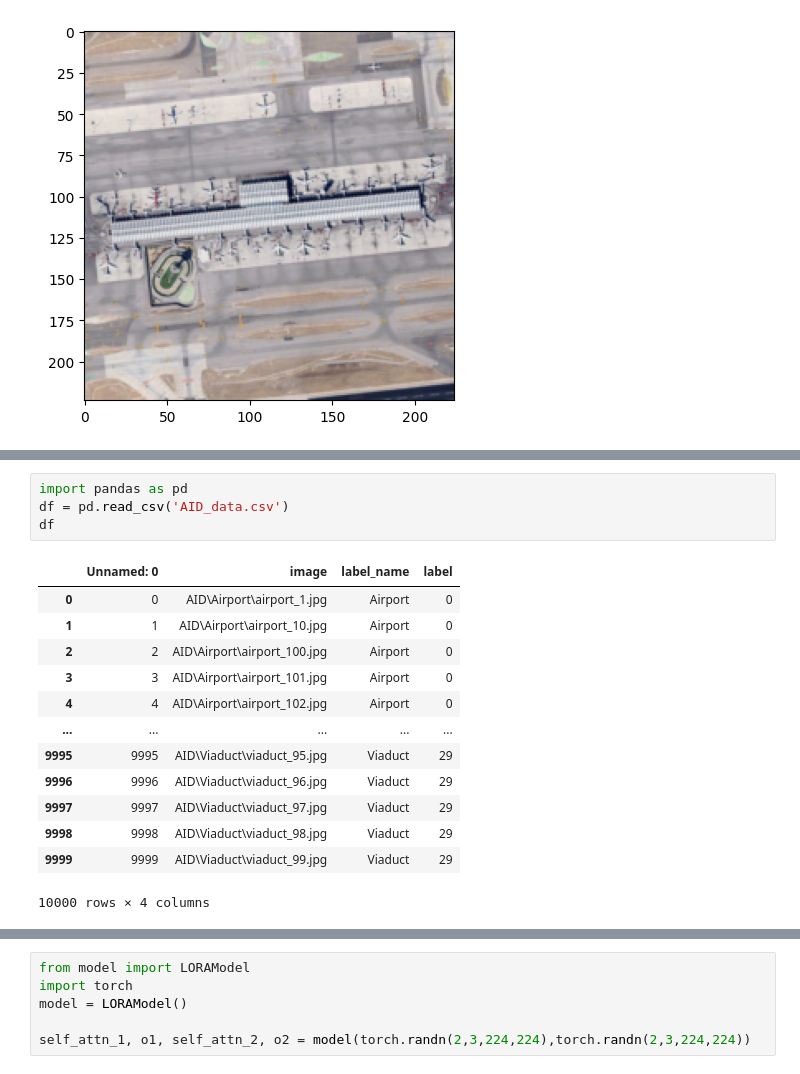
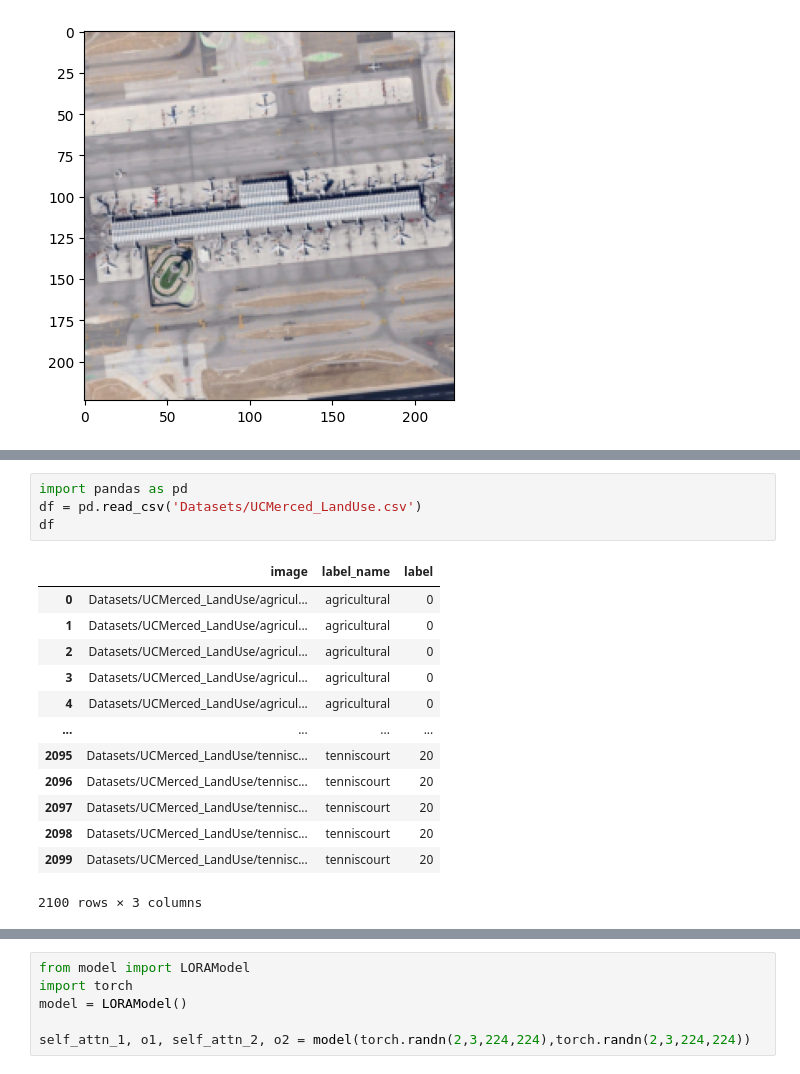
Before and after one commit to SarthakM320/VIT_attention_consistency, a Jupyter notebook: experiments.ipynb, the cells around one changed output, grey strips where cells are left out. Saved outputs shown, nothing was run; the diff lists cells and outputs as text.

Commit message:
trying different datasets

```diff
--- a/experiments.ipynb
+++ b/experiments.ipynb
@@ -456,19 +487,19 @@ plt.imshow(image_2.permute(1,2,0))
 # %%
 import pandas as pd
-df = pd.read_csv('AID_data.csv')
+df = pd.read_csv('Datasets/UCMerced_LandUse.csv')
 df
 # %% [output]
-|  | Unnamed: 0 | image | label_name | label |
-| 0 | 0 | AID\Airport\airport_1.jpg | Airport | 0 |
-| 1 | 1 | AID\Airport\airport_10.jpg | Airport | 0 |
-| 2 | 2 | AID\Airport\airport_100.jpg | Airport | 0 |
-| 3 | 3 | AID\Airport\airport_101.jpg | Airport | 0 |
-| 4 | 4 | AID\Airport\airport_102.jpg | Airport | 0 |
-| ... | ... | ... | ... | ... |
-| 9995 | 9995 | AID\Viaduct\viaduct_95.jpg | Viaduct | 29 |
-| 9996 | 9996 | AID\Viaduct\viaduct_96.jpg | Viaduct | 29 |
-| 9997 | 9997 | AID\Viaduct\viaduct_97.jpg | Viaduct | 29 |
-| 9998 | 9998 | AID\Viaduct\viaduct_98.jpg | Viaduct | 29 |
-| 9999 | 9999 | AID\Viaduct\viaduct_99.jpg | Viaduct | 29 |
+|  | image | label_name | label |
+| 0 | Datasets/UCMerced_LandUse/agricul... | agricultural | 0 |
+| 1 | Datasets/UCMerced_LandUse/agricul... | agricultural | 0 |
+| 2 | Datasets/UCMerced_LandUse/agricul... | agricultural | 0 |
+| 3 | Datasets/UCMerced_LandUse/agricul... | agricultural | 0 |
+| 4 | Datasets/UCMerced_LandUse/agricul... | agricultural | 0 |
+| ... | ... | ... | ... |
+| 2095 | Datasets/UCMerced_LandUse/tennisc... | tenniscourt | 20 |
+| 2096 | Datasets/UCMerced_LandUse/tennisc... | tenniscourt | 20 |
+| 2097 | Datasets/UCMerced_LandUse/tennisc... | tenniscourt | 20 |
+| 2098 | Datasets/UCMerced_LandUse/tennisc... | tenniscourt | 20 |
+| 2099 | Datasets/UCMerced_LandUse/tennisc... | tenniscourt | 20 |
-10000 rows × 4 columns
+2100 rows × 3 columns
 # %%
```
Also changed, not shown: parts of 14 cells of this notebook, 12 other files.
